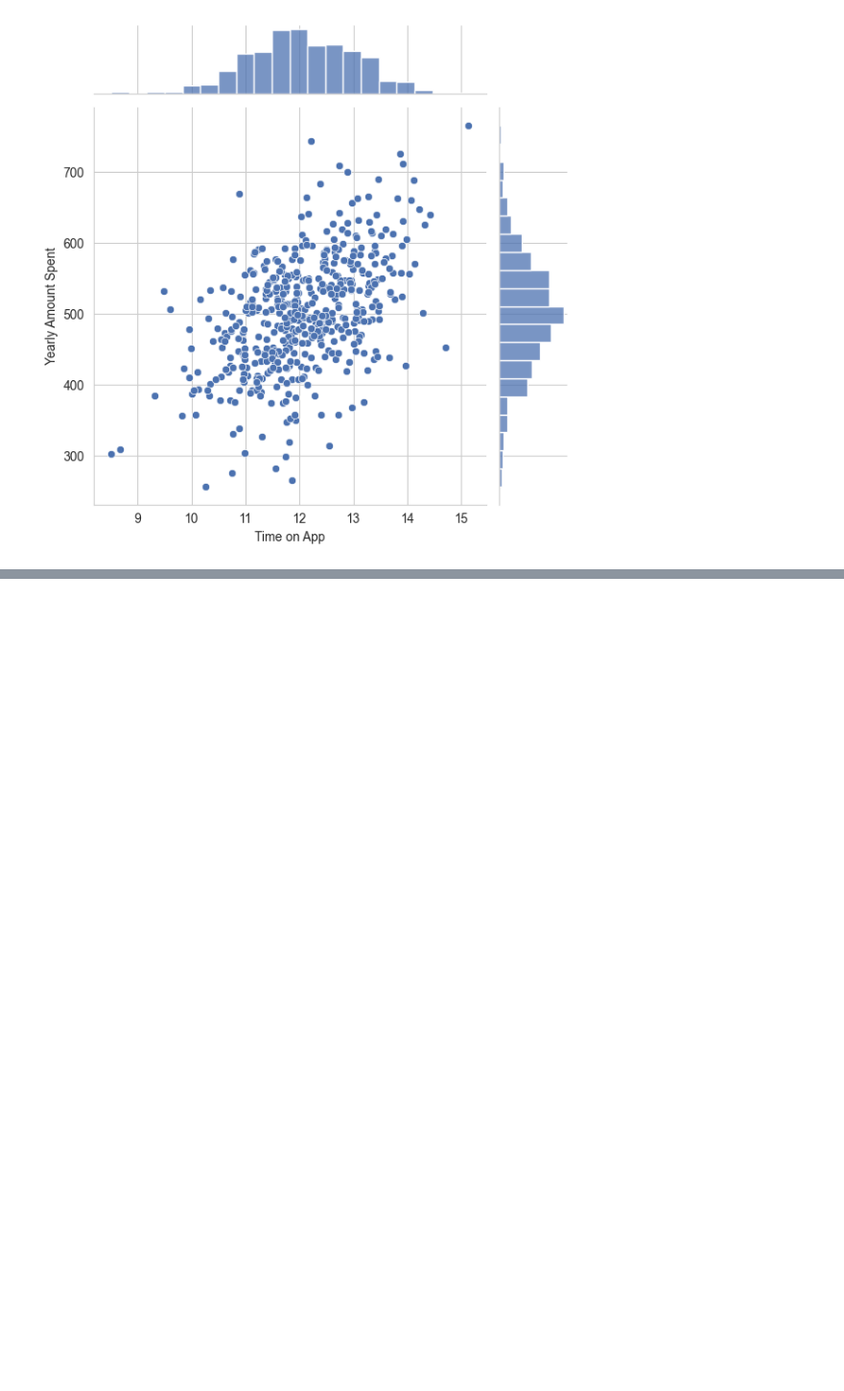
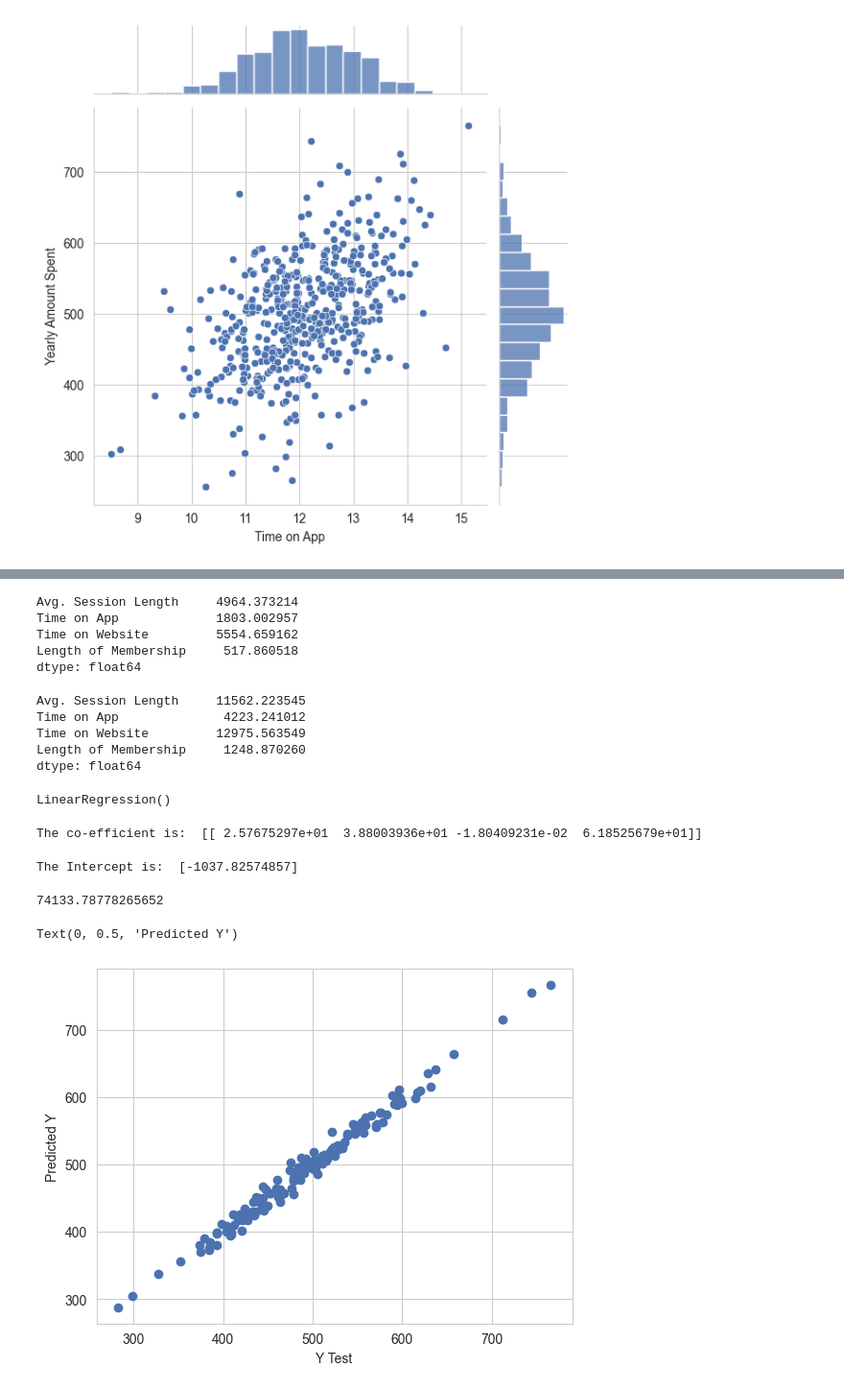
Before and after one commit to Milansuser/new_repo, a Jupyter notebook: Linear_regression/first_LR.ipynb, the cells around one changed output, grey strips where cells are left out. Shown: that part at 96% size. Cells and saved outputs as stored; diff of their text form; code cells hidden in the pictures; blank space fills up the shorter version.

Commit message:
LR Model creation

```diff
--- a/Linear_regression/first_LR.ipynb
+++ b/Linear_regression/first_LR.ipynb
@@ -76,0 +82,49 @@ sns.jointplot(x='Time on Website',y='Yearly Amount Spent',data=data)
+# %%
+X=data[['Avg. Session Length','Time on App','Time on Website','Length of Membership']]
+y=data[['Yearly Amount Spent']]
+
+
+from sklearn.model_selection import train_test_split
+X_train,X_test,y_train,y_test=train_test_split(X,y,test_size=0.3,random_state=0)
+# %%
+X_test.sum()
+# %% [output]
+Avg. Session Length     4964.373214
+Time on App             1803.002957
+Time on Website         5554.659162
+Length of Membership     517.860518
+dtype: float64
+# %%
+X_train.sum()
+# %% [output]
+Avg. Session Length     11562.223545
+Time on App              4223.241012
+Time on Website         12975.563549
+Length of Membership     1248.870260
+dtype: float64
+# %%
+from sklearn.linear_model import LinearRegression
+lr=LinearRegression()
+lr.fit(X_train,y_train)
+# %% [output]
+LinearRegression()
+# %%
+print("The co-efficient is: ",lr.coef_)
+# %% [output]
+The co-efficient is:  [[ 2.57675297e+01  3.88003936e+01 -1.80409231e-02  6.18525679e+01]]
+# %%
+print("The Intercept is: ",lr.intercept_)
+# %% [output]
+The Intercept is:  [-1037.82574857]
+# %%
+x_prediction=lr.predict(X_test)
+x_prediction.sum()
+# %% [output]
+74133.78778265652
+# %%
+plt.scatter(y_test,x_prediction)
+plt.xlabel("Y Test")
+plt.ylabel("Predicted Y")
+# %% [output]
+Text(0, 0.5, 'Predicted Y')
+[figure, added]
```
Also changed, not shown: parts of 2 cells of this notebook.
